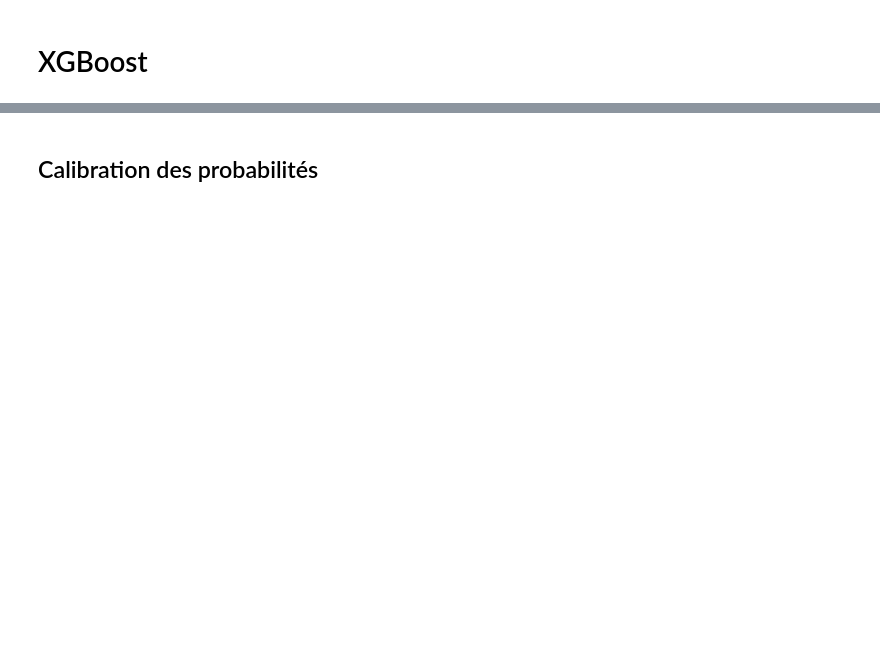
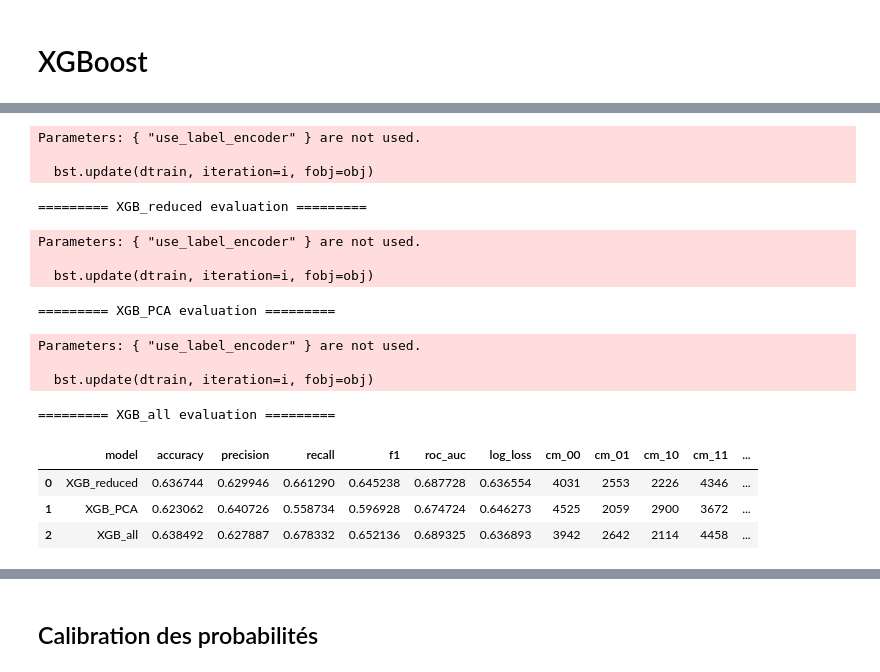
Before and after one commit to SirGenkii/NBA_Predictor, a Jupyter notebook: 07_feature_optimisations.ipynb, the cells around one changed output, grey strips where cells are left out. Drawn from its saved outputs; the diff is of its cells as text; code cells hidden in the pictures; blank space fills up the shorter version.

```diff
--- a/07_feature_optimisations.ipynb
+++ b/07_feature_optimisations.ipynb
@@ -411,3 +212,49 @@ Temps d'entraînement avec toutes les features : 0:01:16.414828
+# %%
+from xgboost import XGBClassifier
+from sklearn.metrics import roc_auc_score
+
+
+def run_xgboost_eval(Xtr, ytr, Xte, yte, name):
+    start_time = datetime.now()
+    model = XGBClassifier(
+        n_estimators=200,
+        max_depth=6,
+        learning_rate=0.05,
+        subsample=0.7,
+        colsample_bytree=0.7,
+        random_state=42,
+        use_label_encoder=False,
+        eval_metric='logloss'
+    )
+    _, _, metrics = evaluate_model(model, Xtr, ytr, Xte, yte, name=name)
+    metrics["train_time"] = (datetime.now() - start_time).total_seconds()
+    return metrics
+
+results_xgboost = [
+    run_xgboost_eval(X_reduced_corr_train, y_reduced_corr_train, X_reduced_corr_test, y_reduced_corr_test, "XGB_reduced"),
+    run_xgboost_eval(X_train_pca, y_train_pca, X_test_pca, y_test_pca, "XGB_PCA"),
+    run_xgboost_eval(X_train, y_train, X_test, y_test, "XGB_all"),
+]
+
+results_xgboost_df = pd.concat(results_xgboost, ignore_index=True)
+display(results_xgboost_df)
+# %% [output]
+Parameters: { "use_label_encoder" } are not used.
+
+  bst.update(dtrain, iteration=i, fobj=obj)
+========= XGB_reduced evaluation =========
+Parameters: { "use_label_encoder" } are not used.
+
+  bst.update(dtrain, iteration=i, fobj=obj)
+========= XGB_PCA evaluation =========
+Parameters: { "use_label_encoder" } are not used.
+
+  bst.update(dtrain, iteration=i, fobj=obj)
+========= XGB_all evaluation =========
+|  | model | accuracy | precision | recall | f1 | roc_auc | log_loss | cm_00 | cm_01 | cm_10 | cm_11 | ... |
+| 0 | XGB_reduced | 0.636744 | 0.629946 | 0.661290 | 0.645238 | 0.687728 | 0.636554 | 4031 | 2553 | 2226 | 4346 | ... |
+| 1 | XGB_PCA | 0.623062 | 0.640726 | 0.558734 | 0.596928 | 0.674724 | 0.646273 | 4525 | 2059 | 2900 | 3672 | ... |
+| 2 | XGB_all | 0.638492 | 0.627887 | 0.678332 | 0.652136 | 0.689325 | 0.636893 | 3942 | 2642 | 2114 | 4458 | ... |
 # %%
 # print results of all models
 
```
Also changed, not shown: parts of 18 cells of this notebook, 25 other files.
